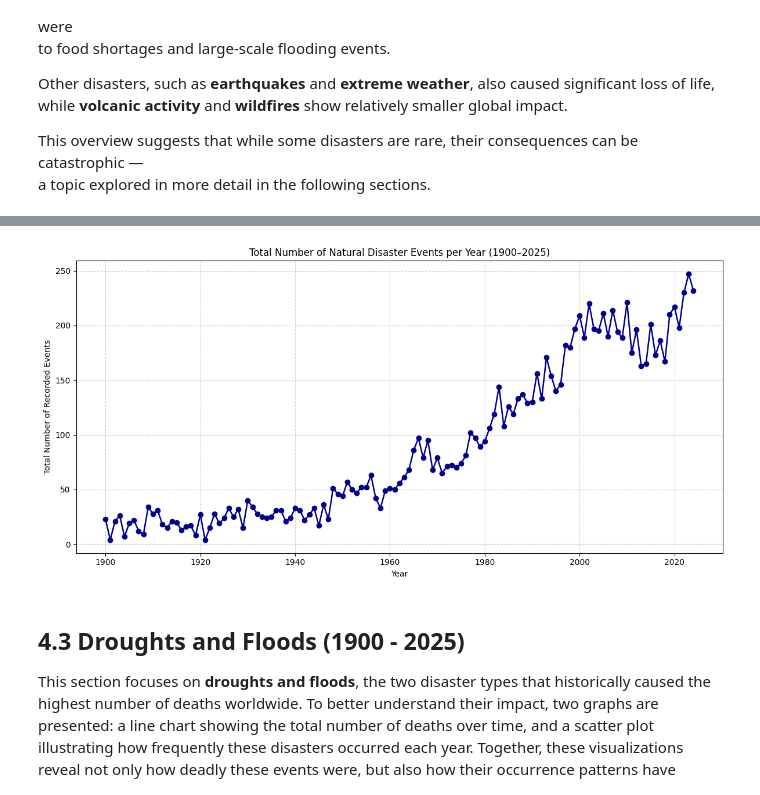
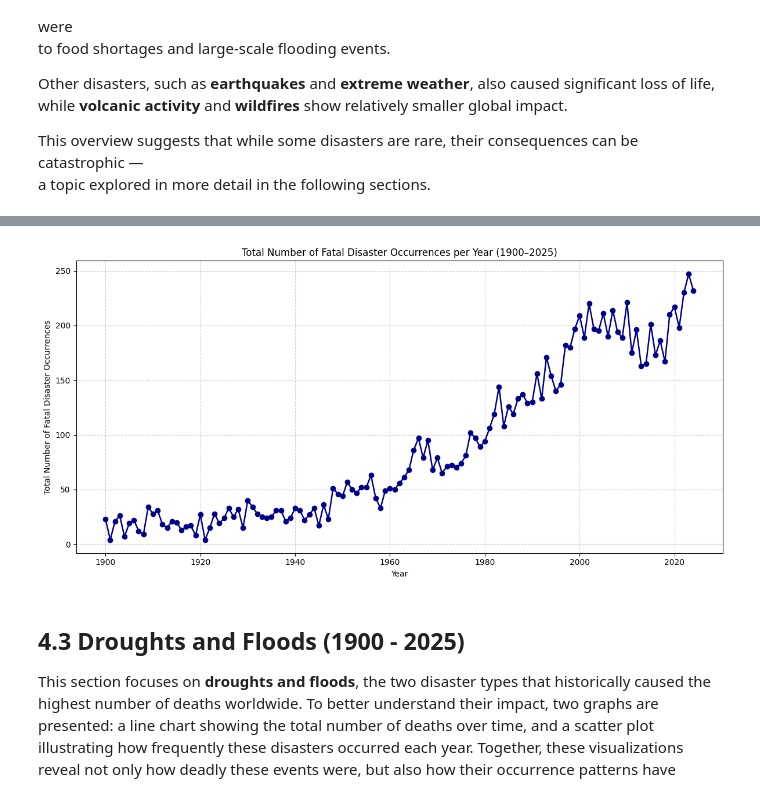
Before and after one commit to Maria-Kolouchova/natural-disasters-analysis, a Jupyter notebook: NaturalDisasterImpacts.ipynb, the cells around one changed output, grey strips where cells are left out. Cells and saved outputs as stored; diff of their text form; code cells hidden in the pictures.

```diff
--- a/NaturalDisasterImpacts.ipynb
+++ b/NaturalDisasterImpacts.ipynb
@@ -258,16 +214,16 @@ df_year_counts['Total Events'] = df_year_counts.sum(axis=1)
 # %%
 # Plot line chart for total number of events per year
 plt.figure(figsize=(12, 6))
 plt.plot(df_year_counts.index, df_year_counts['Total Events'], color='darkblue', marker='o', linewidth=1.8)
 plt.xlabel('Year')
-plt.ylabel('Total Number of Recorded Events')
-plt.title('Total Number of Natural Disaster Events per Year (1900–2025)')
+plt.ylabel('Total Number of Fatal Disaster Occurrences')
+plt.title('Total Number of Fatal Disaster Occurrences per Year (1900–2025)')
 plt.grid(True, linestyle='--', alpha=0.6)
 plt.tight_layout()
 plt.show()
 plt.close()
 # %% [output]
-[figure, old version]
+[figure, new version]
 # %% [markdown]
 ## 4.3 Droughts and Floods (1900 - 2025)
 
```
Also changed, not shown: parts of 22 cells of this notebook.
